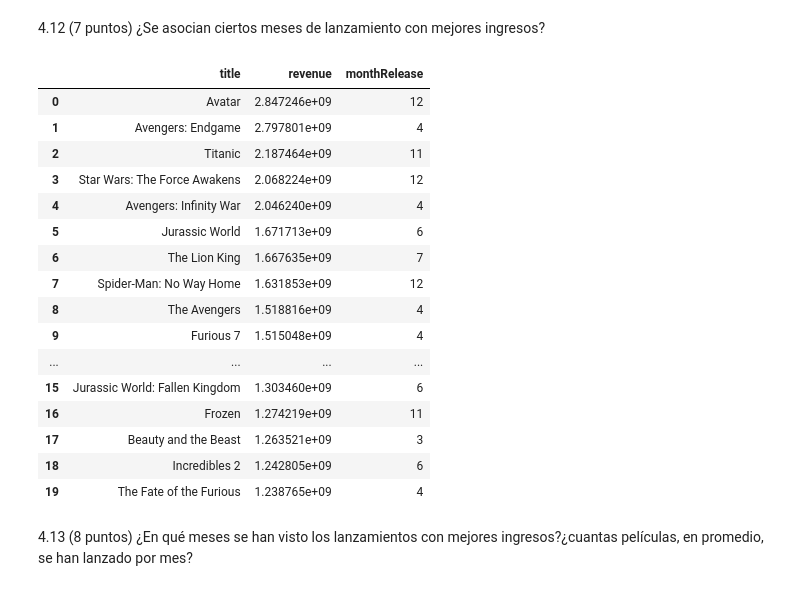
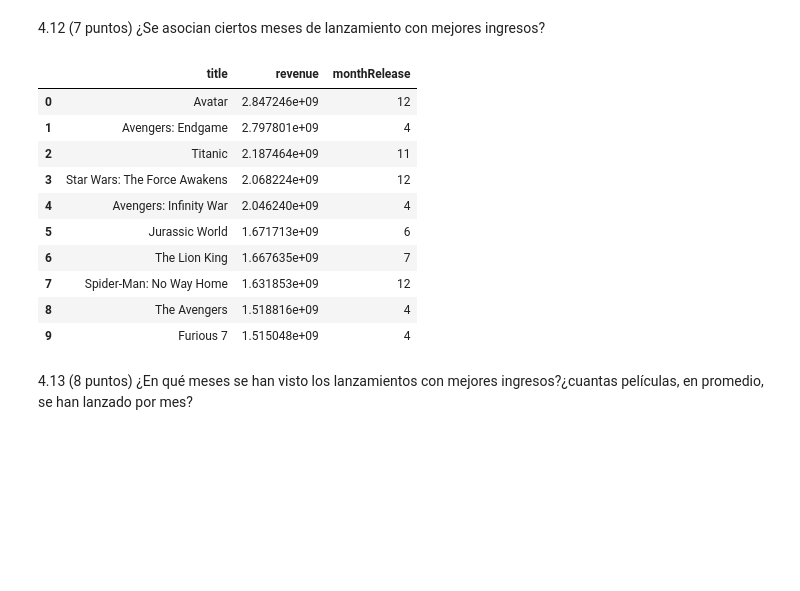
Before and after one commit to raulangelj/HT1_ANALISIS_EXPLORATORIO, a Jupyter notebook: HT1_ANALISIS_EXPLORATORIO.ipynb, the cells around one changed output. Cells and saved outputs as stored; diff of their text form; code cells hidden in the pictures; blank space fills up the shorter version.

```diff
--- a/HT1_ANALISIS_EXPLORATORIO.ipynb
+++ b/HT1_ANALISIS_EXPLORATORIO.ipynb
@@ -940,26 +943,21 @@ ax = dataf.plot.bar(x='budget', y='revenue', rot=0)
 # %%
 # 4.12
 movies['monthRelease'] = pd.to_datetime(movies.releaseDate).dt.month
-q12 = movies.sort_values('revenue', ascending=False, ignore_index=True)[['title', 'revenue', 'monthRelease']].head(20)
+q12 = movies.sort_values('revenue', ascending=False, ignore_index=True)[['title', 'revenue', 'monthRelease']].head(10)
 q12
+# Podemos ver que Abril es el mes que mejores ingresos tiene, seguido por Diciembre, noviembre y junio.
 # %% [output]
 |  | title | revenue | monthRelease |
 | 0 | Avatar | 2.847246e+09 | 12 |
 | 1 | Avengers: Endgame | 2.797801e+09 | 4 |
 | 2 | Titanic | 2.187464e+09 | 11 |
 | 3 | Star Wars: The Force Awakens | 2.068224e+09 | 12 |
 | 4 | Avengers: Infinity War | 2.046240e+09 | 4 |
 | 5 | Jurassic World | 1.671713e+09 | 6 |
 | 6 | The Lion King | 1.667635e+09 | 7 |
 | 7 | Spider-Man: No Way Home | 1.631853e+09 | 12 |
 | 8 | The Avengers | 1.518816e+09 | 4 |
 | 9 | Furious 7 | 1.515048e+09 | 4 |
-| ... | ... | ... | ... |
-| 15 | Jurassic World: Fallen Kingdom | 1.303460e+09 | 6 |
-| 16 | Frozen | 1.274219e+09 | 11 |
-| 17 | Beauty and the Beast | 1.263521e+09 | 3 |
-| 18 | Incredibles 2 | 1.242805e+09 | 6 |
-| 19 | The Fate of the Furious | 1.238765e+09 | 4 |
 # %% [markdown]
 4.13 (8 puntos) ¿En qué meses se han visto los lanzamientos con mejores
 ingresos?¿cuantas películas, en promedio, se han lanzado por mes?
```
Also changed, not shown: parts of 1 cell of this notebook.
